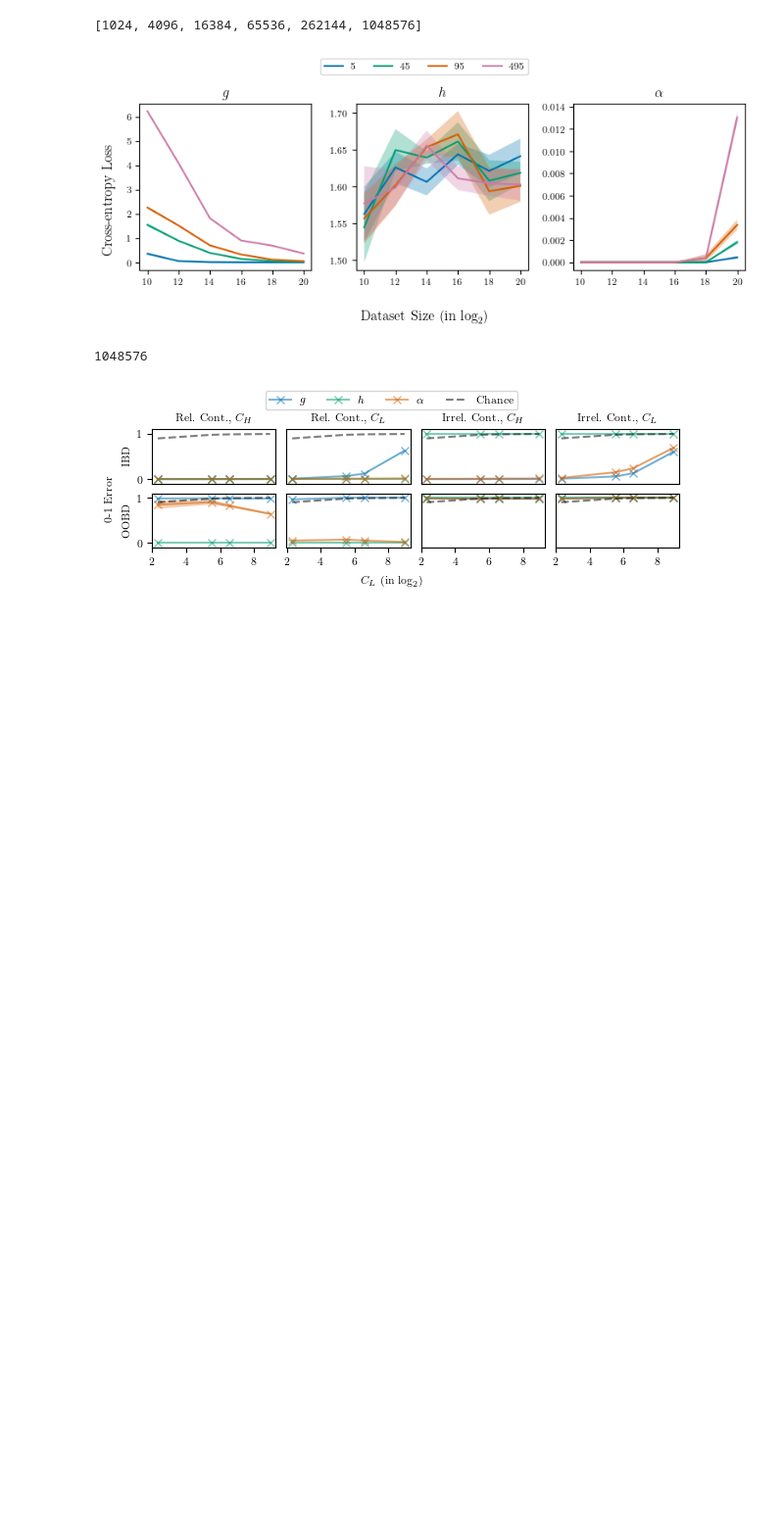
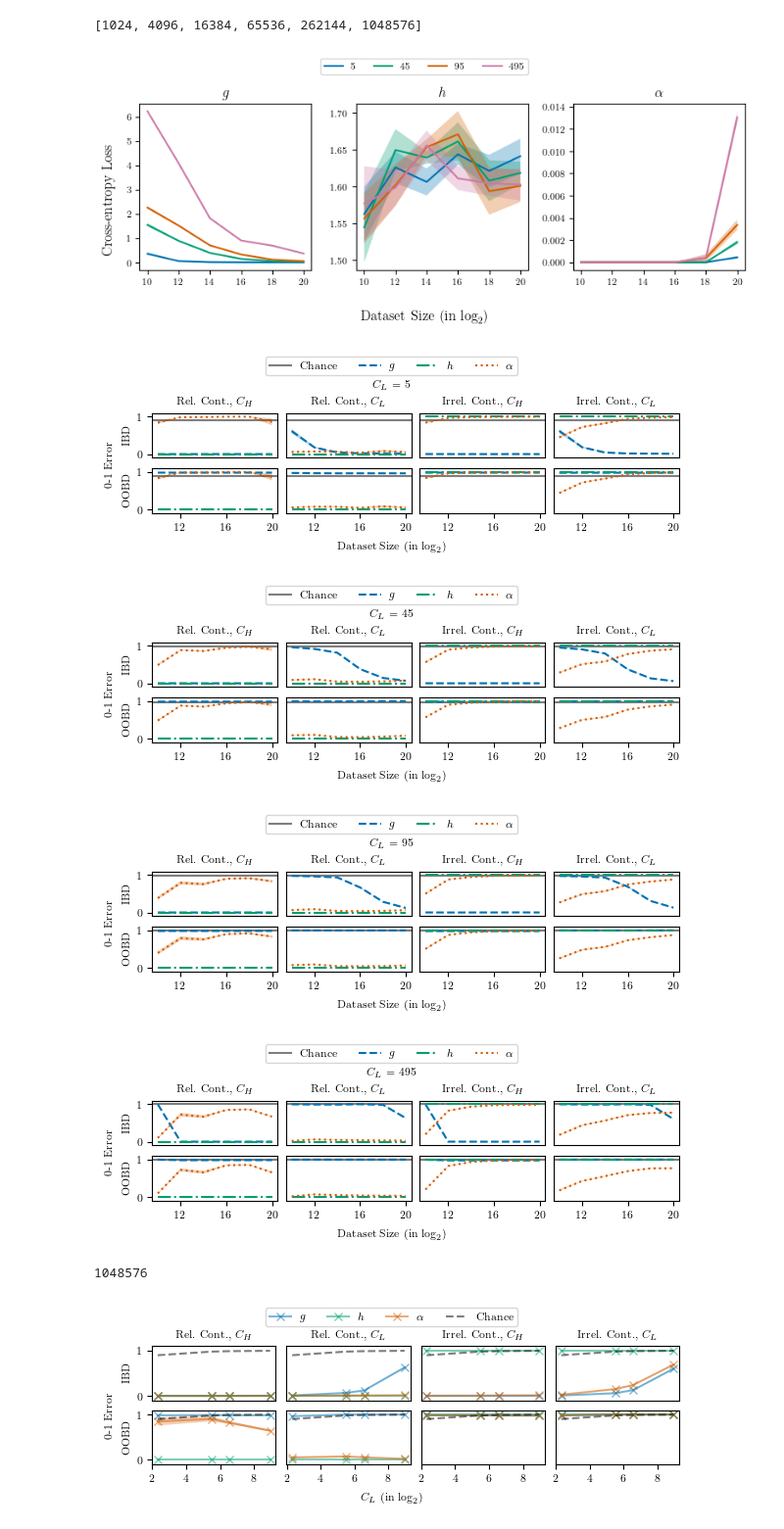
Before and after one commit to chanb/simple_icl, a Jupyter notebook: plot_utils/plot_num_low_freq-alpha.ipynb, the cells around one changed output. Shown: that part at 98% size. Saved outputs shown, nothing was run; the diff lists cells and outputs as text; code cells hidden in the pictures; blank space fills up the shorter version.

```diff
--- a/plot_utils/plot_num_low_freq-alpha.ipynb
+++ b/plot_utils/plot_num_low_freq-alpha.ipynb
@@ -272,14 +272,24 @@ for num_low_prob_classes in num_low_prob_classess:
                 losses_std = []
 
                 for dataset_size in dataset_sizes:
-                    data = 1 - (np.array(stats[
-                        (stats["p_relevant_context"] == f"{p_relevant_context}")
-                        & (stats["num_low_prob_classes"] == f"{num_low_prob_classes}")
-                        & (stats["stats_key"] == "accuracy")
-                        & (stats["eval_name"] == eval_name)
-                        & (stats["dataset_size"] == f"{dataset_size}")
-                        & (stats["dirname"] == f"synthetic-{model_type}-num_low_freq")
-                    ]["stats"].to_list()))
+                    if model_type == "alpha":
+                        data = (np.array(stats[
+                            (stats["p_relevant_context"] == f"{p_relevant_context}")
+                            & (stats["num_low_prob_classes"] == f"{num_low_prob_classes}")
+                            & (stats["stats_key"] == "p_iwl")
+                            & (stats["eval_name"] == eval_name)
+                            & (stats["dataset_size"] == f"{dataset_size}")
+                            & (stats["dirname"] == f"synthetic-{model_type}-num_low_freq")
+                        ]["stats"].to_list()))
+                    else:
+                        data = 1 - (np.array(stats[
+                            (stats["p_relevant_context"] == f"{p_relevant_context}")
+                            & (stats["num_low_prob_classes"] == f"{num_low_prob_classes}")
+                            & (stats["stats_key"] == "accuracy")
+                            & (stats["eval_name"] == eval_name)
+                            & (stats["dataset_size"] == f"{dataset_size}")
+                            & (stats["dirname"] == f"synthetic-{model_type}-num_low_freq")
+                        ]["stats"].to_list()))
                     best_idx = best_idxes[(
                         model_type, p_relevant_context, num_low_prob_classes, dataset_size
                     )]
@@ -295,35 +305,40 @@ for num_low_prob_classes in num_low_prob_classess:
 
                 ax.plot(np.log2(np.array(dataset_sizes)), losses_mean, label=map_label[model_type] if eval_i == 0 and row_i == 0 else "", linestyle=map_ls[model_type])
                 ax.fill_between(np.log2(np.array(dataset_sizes)), losses_mean - losses_std, losses_mean + losses_std, alpha=0.3)
             loc = plticker.MultipleLocator(base=4.0) # this locator puts ticks at regular intervals
             ax.xaxis.set_major_locator(loc)
 
             ax.set_ylim(-0.1, 1.1)
 
             if eval_i == 0:
                 ax.set_ylabel("IBD" if row_i == 0 else "OOBD", fontsize="8",)
 
             if eval_i > 0:
                 ax.set_yticks([])
 
             if row_i == 0:
                 ax.set_title(map_eval[eval_name], fontsize="8",)
                 ax.set_xticks([])
 
-    # fig.suptitle("$C_L$ = {}".format(num_low_prob_classes))
+    fig.suptitle("$C_L$ = {}".format(num_low_prob_classes), fontsize="8",)
     fig.supylabel("0-1 Error", fontsize="8",)
     fig.supxlabel("Dataset Size (in $\\log_2$)", fontsize="8",)
     fig.legend(
         bbox_to_anchor=(0.0, 1.0, 1.0, 0.0),
         loc="lower center",
         ncols=4,
         borderaxespad=0.0,
         frameon=True,
         fontsize="8",
     )
     # fig.tight_layout()
     # plt.show()
-    plt.savefig("{}-num_low_freq-num_low_prob_classes_{}.pdf".format(variant_name, num_low_prob_classes), dpi=600, format="pdf", bbox_inches="tight")
+    plt.savefig("{}-num_low_freq-num_low_prob_classes_{}-p_iwl.pdf".format(variant_name, num_low_prob_classes), dpi=600, format="pdf", bbox_inches="tight")
+# %% [output]
+[figure, added]
+[figure, added]
+[figure, added]
+[figure, added]
 # %%
 map_eval = {
     "eval-relevant_context-high_prob": "Rel. Context, High-freq.",
```
Also changed, not shown: parts of 1 cell of this notebook, 4 other files.
